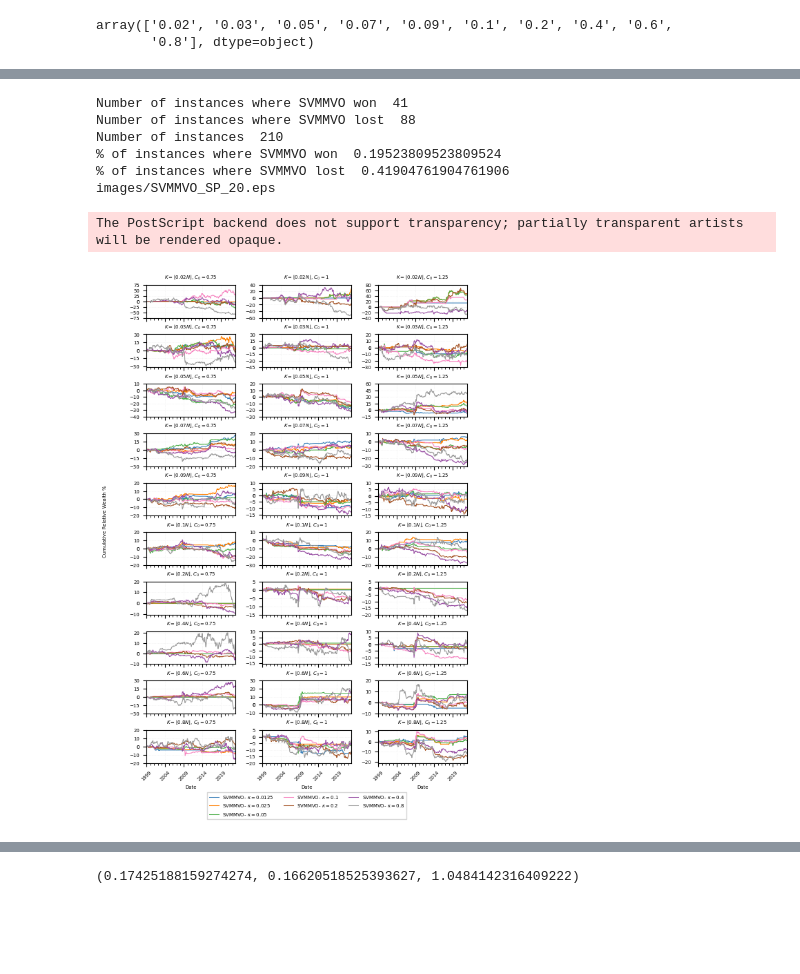
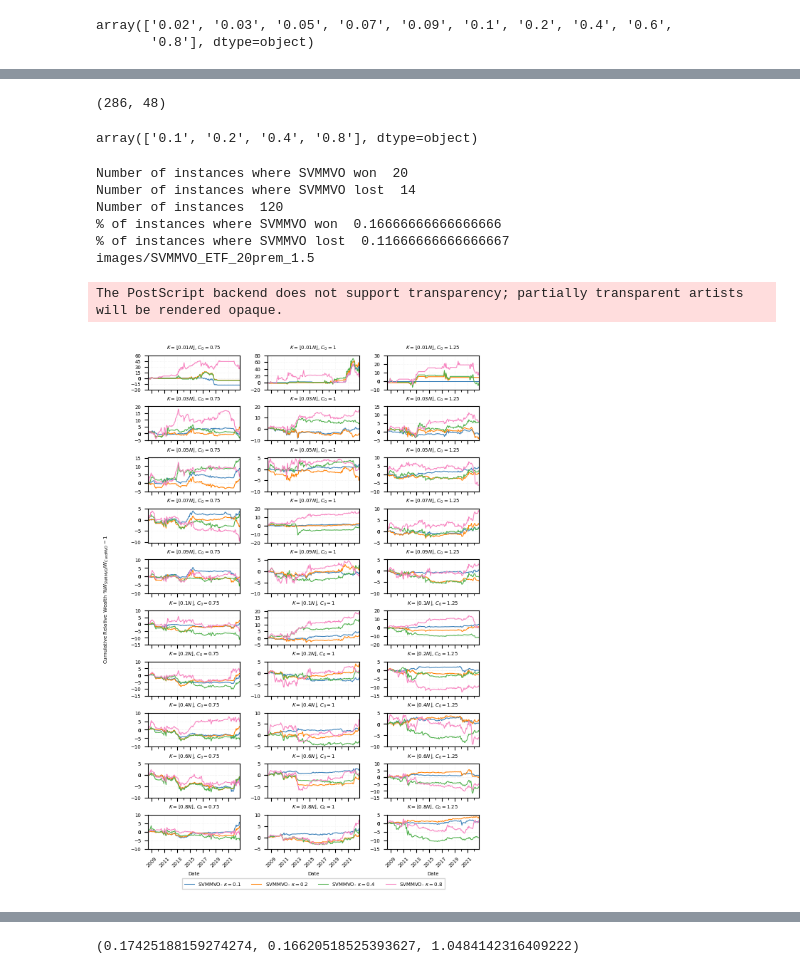
Before and after one commit to davidislip/support_vector_risk_machine, a Jupyter notebook: Results.ipynb, the cells around one changed output, grey strips where cells are left out. Saved outputs shown, nothing was run; the diff lists cells and outputs as text; code cells hidden in the pictures; blank space fills up the shorter version.

```diff
--- a/Results.ipynb
+++ b/Results.ipynb
@@ -300,6 +315,12 @@ for i in unique_card_turnover_df.index:
 # prepare the results dictionary for
 unique_svmmvo_turnover_df = SVMMVO_experiments_q.groupby(['cardinality_ratio', 'turnover_limit', 'kappa']).uid.first()
 SVMMVO_results_q = {}
+SVMMVO_information_q = {}
 SVMMVO_path_q = "Experiments//"+universe+"//"+"ClassWgtSVMMVO"+"//"+str(q)
+bigm_times = []
 for i in unique_svmmvo_turnover_df.index:
     SVMMVO_results_q[i] = import_experimental_results(SVMMVO_path_q, unique_svmmvo_turnover_df[i])
+    SVMMVO_information_q[i] = import_dict(SVMMVO_path_q, unique_svmmvo_turnover_df[i], 'backtest_results' )
+    t_s = SVMMVO_information_q[i].keys()
+    for t in t_s:
+        bigm_times.append(SVMMVO_information_q[i][t]['bigM_time'])
@@ -309,0 +335,2 @@ dict_keys([('0.02', '0.75', '0.0125'), ('0.02', '0.75', '0.025'), ('0.02', '0.75
+# %%
+card_mvo_wealth, elapsed_time, x, turnover = CardMVO_results[i]
@@ -310,3 +357,7 @@ dict_keys([('0.02', '0.75', '0.0125'), ('0.02', '0.75', '0.025'), ('0.02', '0.75
+# %%
+x.shape
+# %% [output]
+(286, 48)
 # %%
 def plot_results_relative_ticker(CardMVO_results, MVO_results, SVMMVO_results_q, turnovers, cardinalities, q, kappas
                                  , adjClose, initialVal=100000, ticker_str='SPY', figsize=(8.5, 10.5), turnoff_q = True):
@@ -364,7 +415,7 @@ def plot_results_relative_ticker(CardMVO_results, MVO_results, SVMMVO_results_q,
             k = 0
             for kappa in kappas:
                 svmmvo_wealth, elapsed_time, x, turnover = SVMMVO_results_q[(str(card), str(turnover_lim), str(kappa))]
-                svmmvo_wealth.columns = ['SVMMVO-'+str(q)]
+                svmmvo_wealth.columns = ['SVM-MVO-'+str(q)]
                 svmmvo_rel_wealth = 100*(pd.Series(svmmvo_wealth.values.flatten() / card_mvo_wealth.values.flatten(),
                                             index=svmmvo_wealth.index) - 1)
 
@@ -374,7 +425,7 @@ def plot_results_relative_ticker(CardMVO_results, MVO_results, SVMMVO_results_q,
                     style = '-'
                 svmmvo_rel_wealth.plot(fontsize=5, ax=axs[i, j], linewidth=lw, linestyle=style,
                                        legend=False,
-                                       label='SVMMVO-'+str(q)+r' $\kappa =$' + str(kappa), rot=45, color = CB_color_cycle[k])
+                                       label='SVM-MVO-'+str(q)+r' $\kappa =$' + str(kappa), rot=45, color = CB_color_cycle[k])
                 k+=1
                 if svmmvo_rel_wealth.iloc[-1] > 5:
                     win_count += 1
@@ -415,7 +466,7 @@ def plot_results_relative_ticker(CardMVO_results, MVO_results, SVMMVO_results_q,
     axs[len(cardinalities) - 1, 0].legend(loc='upper center',
                                           bbox_to_anchor=(1.8, -0.8),
                                           fancybox=False,
-                                          shadow=False, ncol=3,
+                                          shadow=False, ncol=4,
                                           fontsize = 5)
 
     # min_y = math.floor(min_y*10)/10
@@ -425,7 +476,7 @@ def plot_results_relative_ticker(CardMVO_results, MVO_results, SVMMVO_results_q,
     # #axs[len(cardinalities) - 1, 0].grid()
     # axs[len(cardinalities) - 1, 0].set_xlabel("Date", fontsize = 5)
 
-    fig.supylabel("Cumulative Relative Wealth %", fontsize = 5)
+    fig.supylabel("Cumulative Relative Wealth %"+ r"$W_{SVMMVO} / W_{CardMVO} - 1$", fontsize = 5)
     #plt.tight_layout()
     fig.subplots_adjust(wspace=0.3, hspace=0.5)
     print("Number of instances where SVMMVO won ", win_count)
@@ -434,31 +485,37 @@ def plot_results_relative_ticker(CardMVO_results, MVO_results, SVMMVO_results_q,
     print("% of instances where SVMMVO won ", win_count/(len(cardinalities)*len(turnovers)*len(kappas)))
     print("% of instances where SVMMVO lost ", loss_count/(len(cardinalities)*len(turnovers)*len(kappas)))
     return win_rates, loss_rates
+# %%
+ kappas[1:5]
+# %% [output]
+array(['0.1', '0.2', '0.4', '0.8'], dtype=object)
 # %%
 if universe == 'ETF':
-    kappas_plot = kappas[[5,6,7]]
+    kappas_plot = kappas[1:5]
     cardinality_ratios = [0.01, 0.03, 0.05, 0.07, 0.09, 0.1, 0.2, 0.4, 0.6, 0.8] #, 0.2, 0.4, 0.6, 0.8] #[0.01, 0.03, 0.05, 0.07, 0.09]#[0.1, 0.2, 0.4, 0.6] #[0.03, 0.05, 0.07, 0.09] # includes mvo
 else:
-    kappas_plot = kappas[:]
+    kappas_plot = kappas[:-1]
     cardinality_ratios = [0.02, 0.03, 0.05, 0.07, 0.09, 0.1, 0.2, 0.4, 0.6, 0.8] #, 0.2, 0.4, 0.6, 0.8] #[0.01, 0.03, 0.05, 0.07, 0.09]#[0.1, 0.2, 0.4, 0.6] #[0.03, 0.05, 0.07, 0.09] # includes mvo
     #cardinality_ratios = [0.2, 0.4, 0.6, 0.8]
 # %%
 turnover_limits = [0.75, 1, 1.25]
 
 win_rates, loss_rates = plot_results_relative_ticker(CardMVO_results, MVO_results, SVMMVO_results_q,
                              turnover_limits, cardinality_ratios, q, kappas_plot,
                              adjClose, initialVal=100000, ticker_str=ticker_str, figsize=(6, 9))
-print("images/SVMMVO_"+universe + "_" + str(q) + ".eps")
-plt.savefig("images/SVMMVO_"+universe + "_" + str(q) + ".eps")
+plot_str = "images/SVMMVO_"+universe + "_" + str(q) + "prem_"+ premium_str
+print(plot_str)
+plt.savefig(plot_str + ".eps")
+plt.savefig(plot_str + ".svg")
 # %% [output]
-Number of instances where SVMMVO won  41
-Number of instances where SVMMVO lost  88
-Number of instances  210
-% of instances where SVMMVO won  0.19523809523809524
-% of instances where SVMMVO lost  0.41904761904761906
-images/SVMMVO_SP_20.eps
+Number of instances where SVMMVO won  20
+Number of instances where SVMMVO lost  14
+Number of instances  120
+% of instances where SVMMVO won  0.16666666666666666
+% of instances where SVMMVO lost  0.11666666666666667
+images/SVMMVO_ETF_20prem_1.5
 The PostScript backend does not support transparency; partially transparent artists will be rendered opaque.
-[figure, old version]
+[figure, new version]
 # %%
 win_rates
 # %% [output]
```
Also changed, not shown: parts of 20 cells of this notebook, 25 other files.
